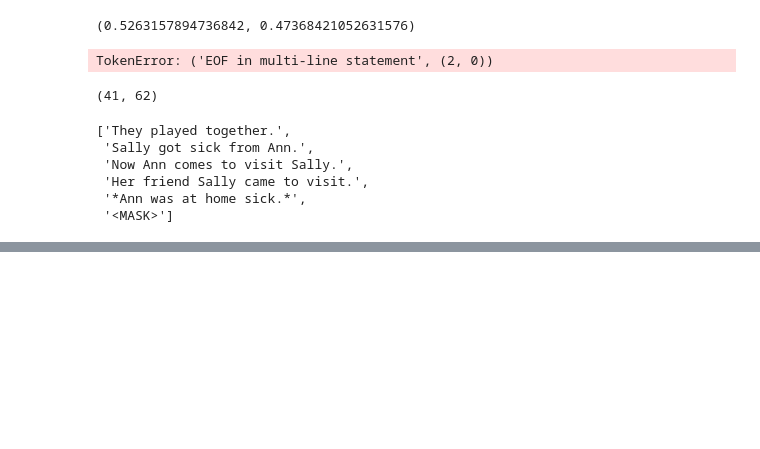
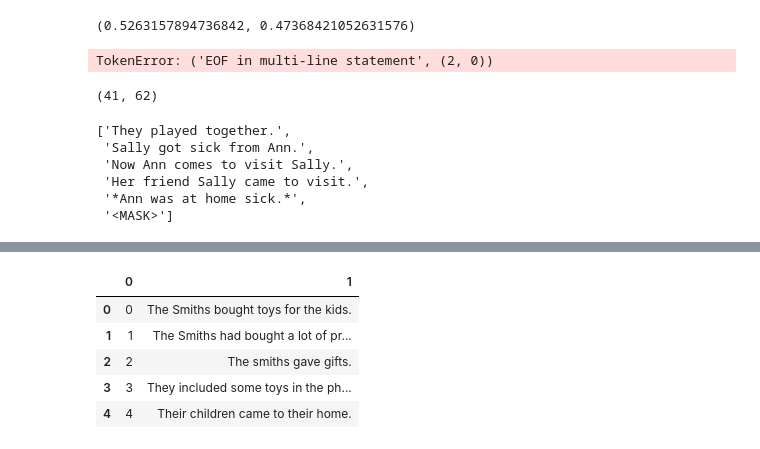
Before and after one commit to mismayil/optional-project, a Jupyter notebook: scratch.ipynb, the cells around one changed output, grey strips where cells are left out. Cells and saved outputs as stored; diff of their text form; code cells hidden in the pictures; blank space fills up the shorter version.

```diff
--- a/scratch.ipynb
+++ b/scratch.ipynb
@@ -613,0 +635,9 @@ glucose = read_json("data/glucose_cross_dim_val_data_with_neg.json")
+# %%
+anlg_target.head()
+# %% [output]
+|  | 0 | 1 |
+| 0 | 0 | The Smiths bought toys for the kids. |
+| 1 | 1 | The Smiths had bought a lot of pr... |
+| 2 | 2 | The smiths gave gifts. |
+| 3 | 3 | They included some toys in the ph... |
+| 4 | 4 | Their children came to their home. |
```
Also changed, not shown: parts of 6 cells of this notebook, 3 other files.
